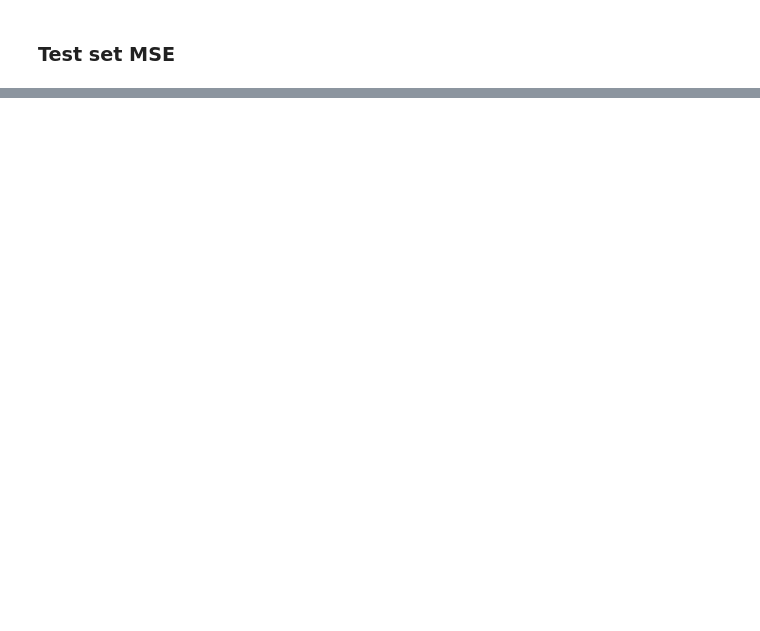
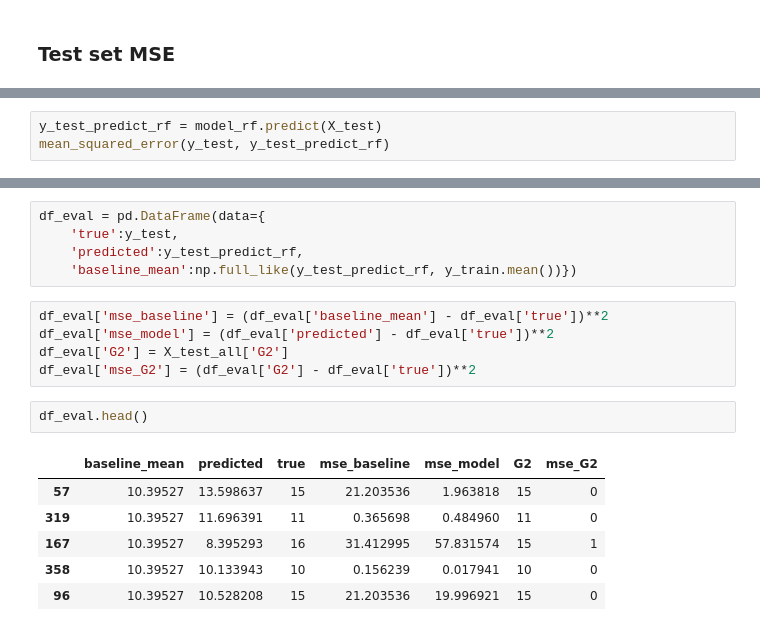
Before and after one commit to hobil/notebooks, a Jupyter notebook: student_performance/Student_Performance.ipynb, the cells around one changed output, grey strips where cells are left out. Cells and saved outputs as stored; diff of their text form; blank space fills up the shorter version.

```diff
--- a/student_performance/Student_Performance.ipynb
+++ b/student_performance/Student_Performance.ipynb
@@ -414,0 +322,3 @@ y_test.hist()
+# %%
+y_test_predict_rf = model_rf.predict(X_test)
+mean_squared_error(y_test, y_test_predict_rf)
@@ -414,0 +351,19 @@ y_test.hist()
+# %%
+df_eval = pd.DataFrame(data={
+    'true':y_test,
+    'predicted':y_test_predict_rf,
+    'baseline_mean':np.full_like(y_test_predict_rf, y_train.mean())})
+# %%
+df_eval['mse_baseline'] = (df_eval['baseline_mean'] - df_eval['true'])**2
+df_eval['mse_model'] = (df_eval['predicted'] - df_eval['true'])**2
+df_eval['G2'] = X_test_all['G2']
+df_eval['mse_G2'] = (df_eval['G2'] - df_eval['true'])**2
+# %%
+df_eval.head()
+# %% [output]
+|  | baseline_mean | predicted | true | mse_baseline | mse_model | G2 | mse_G2 |
+| 57 | 10.39527 | 13.598637 | 15 | 21.203536 | 1.963818 | 15 | 0 |
+| 319 | 10.39527 | 11.696391 | 11 | 0.365698 | 0.484960 | 11 | 0 |
+| 167 | 10.39527 | 8.395293 | 16 | 31.412995 | 57.831574 | 15 | 1 |
+| 358 | 10.39527 | 10.133943 | 10 | 0.156239 | 0.017941 | 10 | 0 |
+| 96 | 10.39527 | 10.528208 | 15 | 21.203536 | 19.996921 | 15 | 0 |
```
Also changed, not shown: parts of 73 cells of this notebook, 2 other files.
